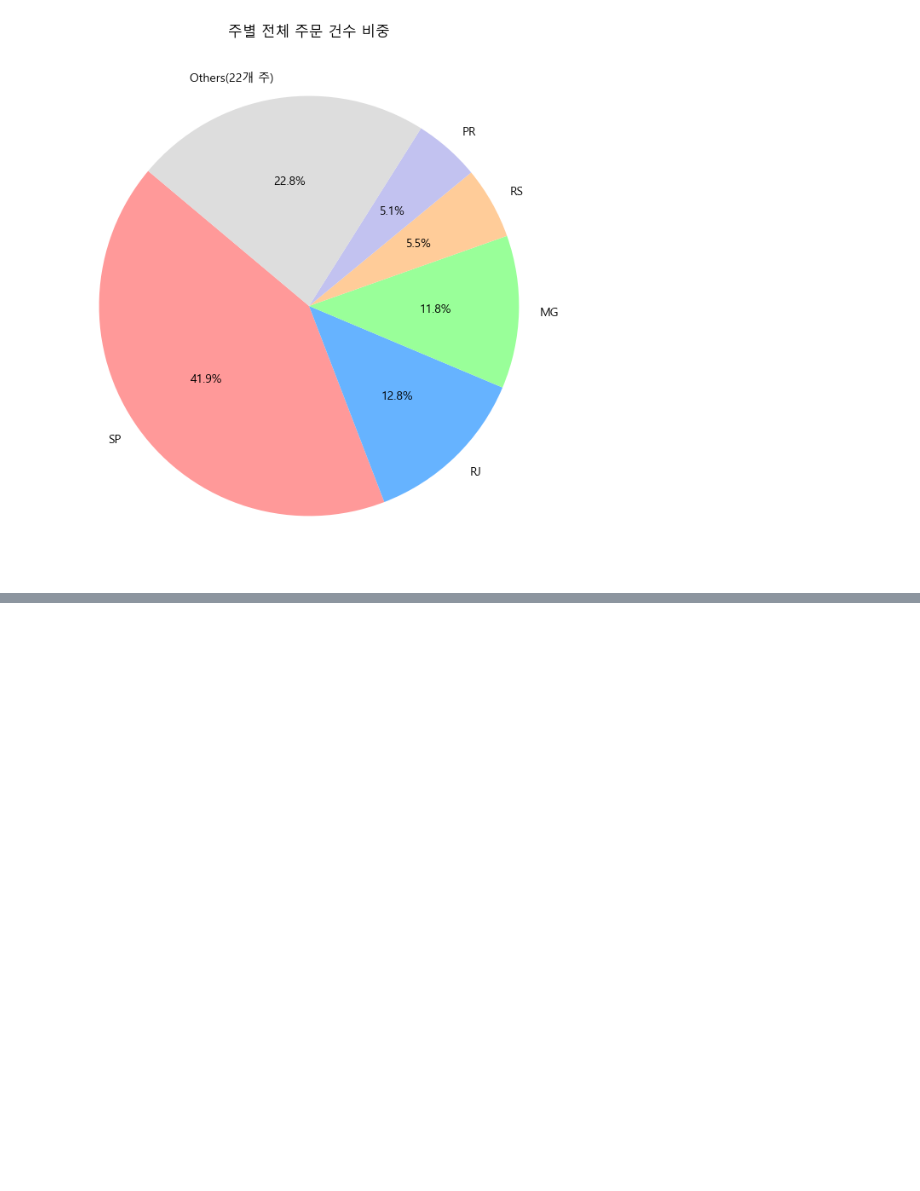
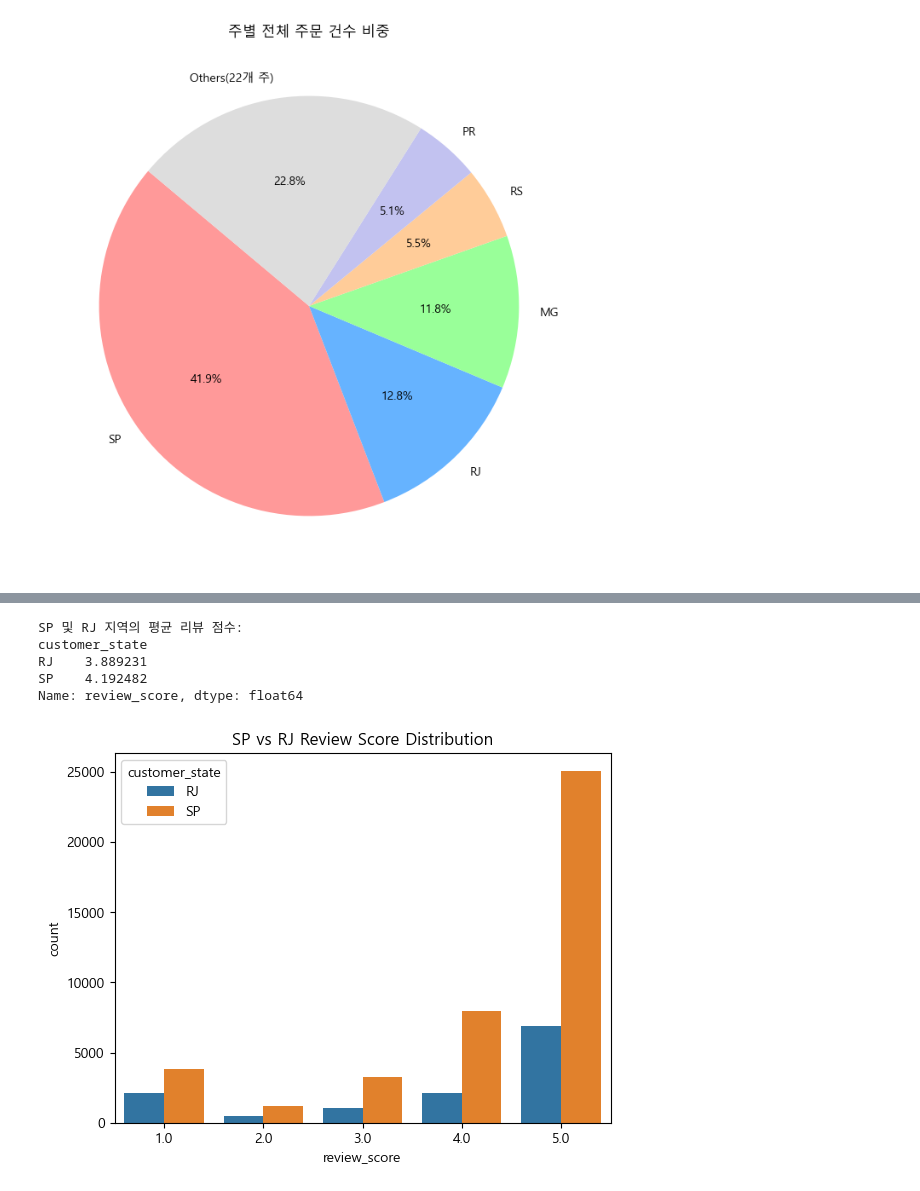
Before and after one commit to hayden-71/pjt-ecommerce-data-analysis, a Jupyter notebook: 2배송.ipynb, the cells around one changed output, grey strips where cells are left out. Cells and saved outputs as stored; diff of their text form; code cells hidden in the pictures; blank space fills up the shorter version.

```diff
--- a/2배송.ipynb
+++ b/2배송.ipynb
@@ -93,8 +145,7 @@ weird_carrier = orders_reviews[
 ]
 
 print("🚚 배송시작 NULL + 리뷰 있음 건수:", len(weird_carrier))
-print("평균 리뷰 점수:", weird_carrier['review_score'].mean())
-display(weird_carrier.head())
+print("평균 리뷰 점수:", weird_carrier['review_score'].mean().round(2))
 
 
 # 2️. 배송 완료가 NaN인데 리뷰 점수 있는 경우
@@ -104,8 +155,7 @@ weird_customer = orders_reviews[
 ]
 
 print("\n📦 배송완료 NULL + 리뷰 있음 건수:", len(weird_customer))
-print("평균 리뷰 점수:", weird_customer['review_score'].mean())
-display(weird_customer.head())
+print("평균 리뷰 점수:", weird_customer['review_score'].mean().round(2))
 
 
 # 3. 정상 배송된 주문 평균 리뷰점수
@@ -113,12 +163,13 @@ delivered_avg = orders_reviews[
     orders_reviews['order_delivered_customer_date'].notna()
 ]['review_score'].mean()
 
-print("정상 배송 평균 리뷰점수:", delivered_avg)
+print("\n정상 배송 평균 리뷰점수:", (delivered_avg).round(2))
 
 
-# 물건을 못 받았는데 리뷰를 남겼다? 리뷰 평균 점수가 낮아서, 미배송건이라고 해석
+
+# 물건을 못 받았는데 리뷰를 남겼다? 리뷰 평균 점수가 낮으니까 미배송건(배송실패)이라고 해석
 # delivery_status 컬럼 초기화
-orders_reviews['delivery_status'] = 'delivered'
+orders_reviews['delivery_status'] = '배송완료'
 
 # 1️⃣ 배송 완료가 NaN이고 리뷰가 3점 이하 → 배송실패
 mask_fail = orders_reviews['order_delivered_customer_date'].isna() & (orders_reviews['review_score'] <= 3)
@@ -129,13 +180,12 @@ mask_missing = orders_reviews['order_delivered_customer_date'].isna() & (orders_
 orders_reviews.loc[mask_missing, 'delivery_status'] = '배송기록누락'
 
 # 3️⃣ 배송 완료가 존재하면 '정상'으로 남음
-# (이미 초기화할 때 '정상'으로 설정)
 
-# 4️⃣ 참고: 배송기록누락인 경우, order_approved_at으로 배송일 채우기 가능
+# 4️⃣ 참고: 배송기록누락인 경우, order_approved_at으로 배송일 채우기
 orders_reviews.loc[mask_missing, 'order_delivered_customer_date'] = orders_reviews.loc[mask_missing, 'order_approved_at']
 
 # 확인
-display(orders_reviews.head(20))
+display(orders_reviews.head())
 display(orders_reviews[orders_reviews['delivery_status'] == '배송실패'].count())
 display(orders_reviews[orders_reviews['delivery_status'] == '배송기록누락'].count())
 # %% [output]
@@ -208,3 +241,4 @@ dtype: int64
 # %%
 # 1️⃣ 고객 정보 merge (state 포함)
-orders_reviews = orders_reviews.merge(customers[['customer_id','customer_state']], on='customer_id', how='left')
+# orders_reviews = orders_reviews.merge(customers[['customer_id','customer_state']], on='customer_id', how='left')
+orders_reviews.head()
@@ -536,0 +673,4 @@ plt.show()
+# %%
+sp_rj_orders = orders_reviews[orders_reviews['customer_state'].isin(['SP', 'RJ'])]
+
+print(f"SP와 RJ 지역의 총 주문 건수: {len(sp_rj_orders)}")
@@ -536,0 +691,20 @@ plt.show()
+# %%
+# SP와 RJ 지역의 평균 리뷰 점수 비교
+avg_review_score = sp_rj_orders.groupby('customer_state')['review_score'].mean()
+
+print("\nSP 및 RJ 지역의 평균 리뷰 점수:")
+print(avg_review_score)
+
+# 리뷰 점수 분포 시각화 (예시)
+# import seaborn as sns
+# import matplotlib.pyplot as plt
+sns.countplot(data=sp_rj_orders, x='review_score', hue='customer_state')
+plt.title('SP vs RJ Review Score Distribution')
+plt.show()
+# %% [output]
+SP 및 RJ 지역의 평균 리뷰 점수:
+customer_state
+RJ    3.889231
+SP    4.192482
+Name: review_score, dtype: float64
+[figure, added]
```
Also changed, not shown: parts of 17 cells of this notebook, 1 other file.
